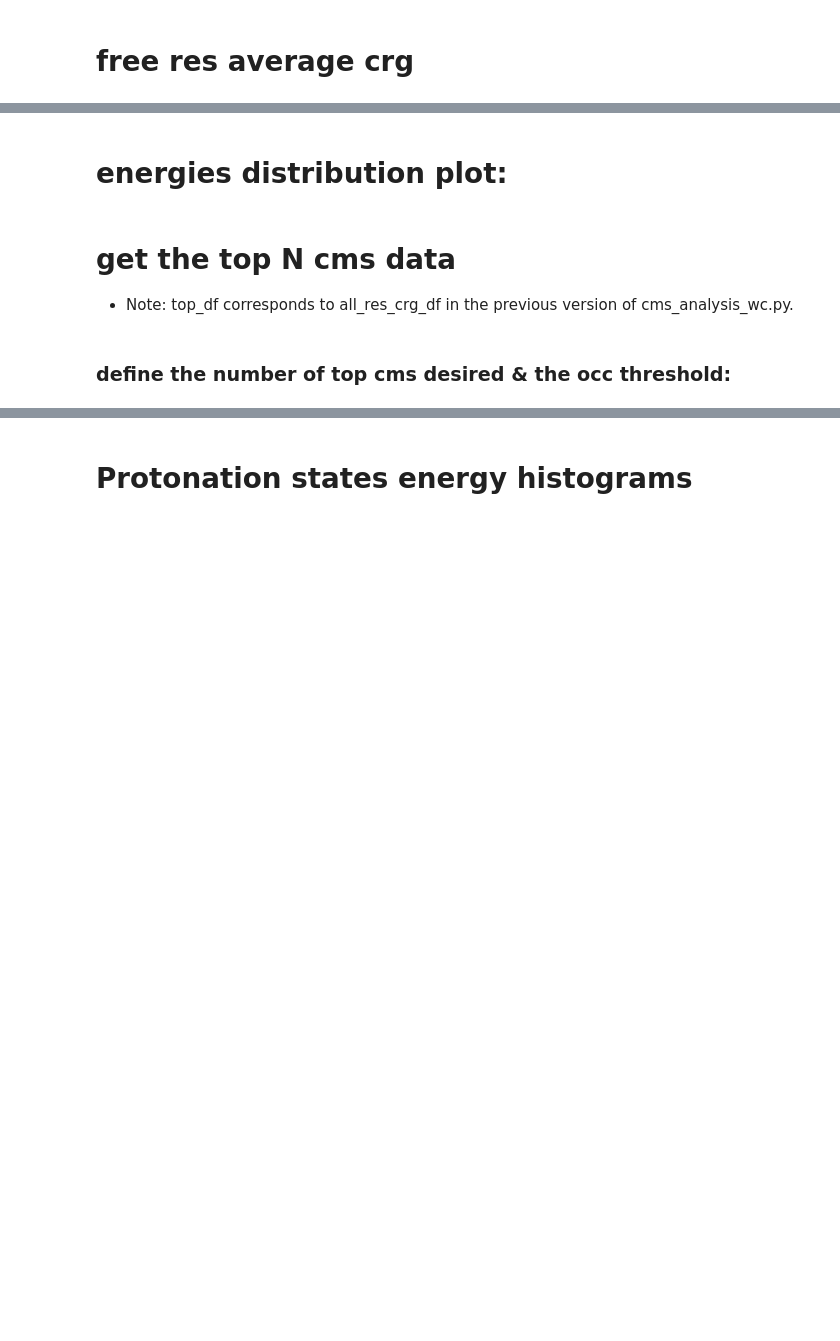
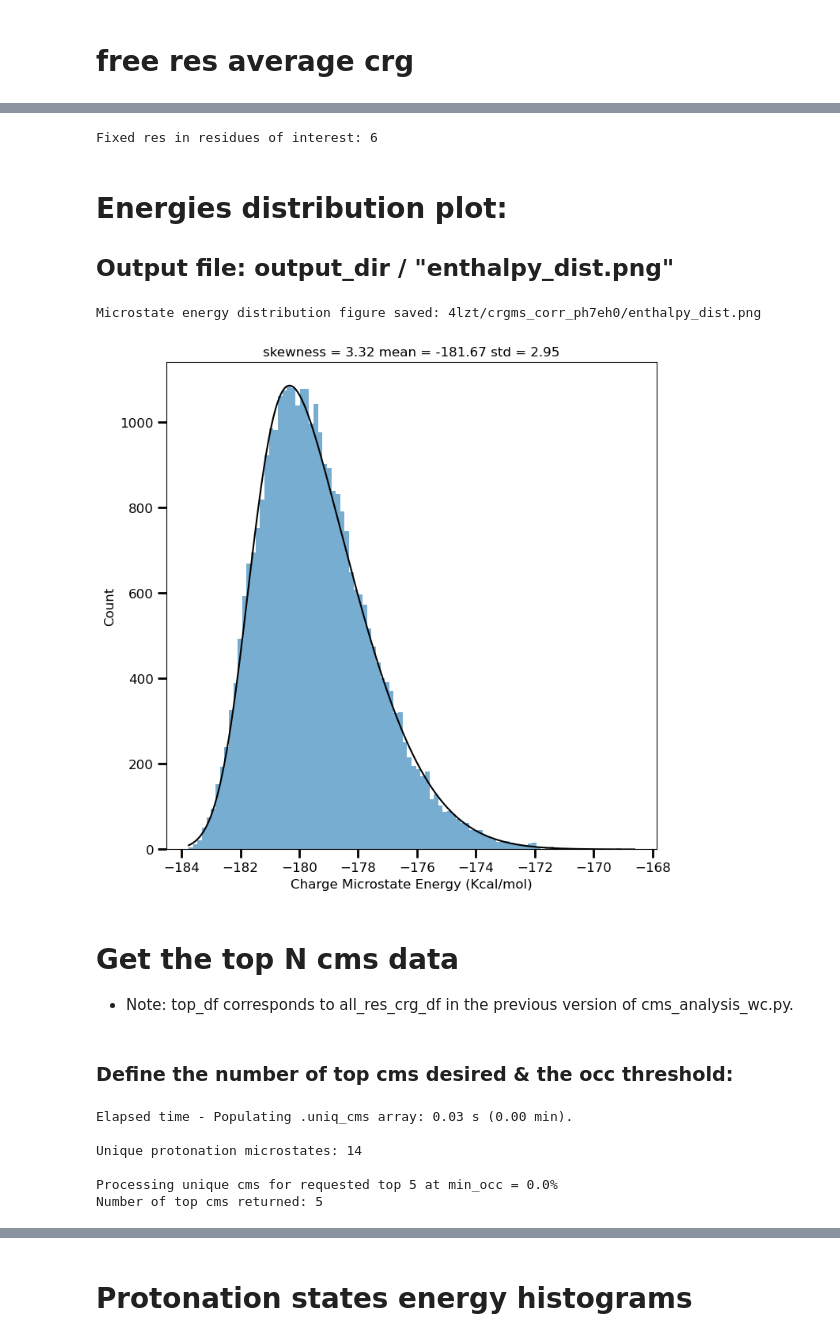
Before and after one commit to Raihancuny/python, a Jupyter notebook: microstate_analysis_code/new_run_cms_analysis.ipynb, the cells around one changed output, grey strips where cells are left out. Saved outputs shown, nothing was run; the diff lists cells and outputs as text; code cells hidden in the pictures; blank space fills up the shorter version.

Commit message:
feat: Use mcce4.cms_analysis_wc

```diff
--- a/microstate_analysis_code/new_run_cms_analysis.ipynb
+++ b/microstate_analysis_code/new_run_cms_analysis.ipynb
@@ -79,9 +83,10 @@ import cms_analysis_wc as msa
 mcce_dir = Path("4lzt")  # local folder
 msout_file = "pH7eH0ms.txt"
 ph = 7
+eh = 0
 
 # Ensure the output directory exists:
-outname = f"crgms_corr_ph{ph}"
+outname = f"crgms_corr_ph{ph}eh{eh}"
 output_dir = mcce_dir.joinpath(outname)
 if not output_dir.exists():
     output_dir.mkdir()
@@ -89,10 +94,6 @@ if not output_dir.exists():
 h3_path = mcce_dir.joinpath("head3.lst")
 msout_path = mcce_dir.joinpath("ms_out", msout_file)
 
-DEBUG = False
-if DEBUG:
-    msout_path = mcce_dir.joinpath("ms_out", "pH7eH0ms.txt.sm10")
-
 print(f"head3_path: {str(h3_path)}")
 print(f"msout_path: {str(msout_path)}")
 print(f"output_dir: {str(output_dir)}")
@@ -113,9 +118,9 @@ ASP, pl9 GLU, LYS ARG HIS, TYR NTR PAA, HEM
 # %%
 # Which kind of residues to consider (3-letter codes):
 
-user_resoi = msa.IONIZABLES  # :: ['ASP', 'GLU', 'ARG', 'HIS', 'LYS', 'CYS', 'TYR', 'NTR', 'CTR']
+user_resoi = prm.IONIZABLES  # :: ['ASP', 'GLU', 'ARG', 'HIS', 'LYS', 'CYS', 'TYR', 'NTR', 'CTR']
 user_resoi = ['ASP', 'GLU']
 user_resoi = ["ASP", "HEM", "PL9", "GLU", "HIS", "TYR", "NTR", "CTR"]
 
-residue_kinds = msa.sort_resoi_list(user_resoi)
+residue_kinds = prm.sort_resoi_list(user_resoi)
 print("Sorted resoi kinds:", residue_kinds)
@@ -146,6 +155,6 @@ print("Chosen resid for correlation (before validation):", choose_res)
 # %% [markdown]
 # Instantiate msa.MSout_np
 # %%
-mc = msa.MSout_np(h3_path, msout_path, res_kinds=residue_kinds)
+mc = msa.MSout_np(h3_path, msout_path, res_kinds=residue_kinds, mc_load="crg")
 
 print(mc)
@@ -176,24 +235,41 @@ fixed_resoi_crg_df = mc.get_fixed_res_of_interest_df()
 n_fixed_resoi = fixed_resoi_crg_df.shape[0]
 if n_fixed_resoi:
     print(f"Fixed res in residues of interest: {n_fixed_resoi}")
-    fixed_resoi_crg_df.to_csv(output_dir.joinpath(f"fixed_crg_resoi.csv"), index=False)
+    fixed_resoi_crg_df.to_csv(output_dir.joinpath("fixed_crg_resoi.csv"), index=False)
 else:
     fixed_resoi_crg_df = None
     print("No fixed residues of interest.")
+# %% [output]
+Fixed res in residues of interest: 6
 # %% [markdown]
-# energies distribution plot:
+# Energies distribution plot:
+
+## Output file: output_dir / "enthalpy_dist.png"
 # %%
-msa.ms_energy_distribution(mc.all_ms, output_dir, "enthalpy_dist.png", show=True)
+msa.energy_distribution(mc.all_cms, output_dir, kind="cms", save_name="enthalpy_dist.png", show=True)
+# %% [output]
+Microstate energy distribution figure saved: 4lzt/crgms_corr_ph7eh0/enthalpy_dist.png
+[figure, added]
 # %% [markdown]
-# get the top N cms data
+# Get the top N cms data
 
  * Note: top_df corresponds to all_res_crg_df in the previous version of cms_analysis_wc.py.
 # %% [markdown]
-### define the number of top cms desired & the occ threshold:
+### Define the number of top cms desired & the occ threshold:
 # %%
-n_top = 100            # default is 5
-min_threshold = 0.01   # default is 2%
+n_top = 5              # default is 5
+min_threshold = 0.0   # default is 0%
 
-top_cms, top_ms = mc.get_topN_lists(N=n_top, min_occ=min_threshold)
+# get uniq cms:
+mc.get_uniq_ms()
+top_cms, _ = mc.get_topN_data(N=n_top, min_occ=min_threshold)
 
-# top_ms holds conformer space data: may be used to create a pdb
+# second output (top_ms) is not populate bc the loading mode in "crg": charge ms only
+# otherwise, top_ms would hold conformer space data that can be used to create a ms-pdb
+# %% [output]
+Elapsed time - Populating .uniq_cms array: 0.03 s (0.00 min).
+
+Unique protonation microstates: 14
+
+Processing unique cms for requested top 5 at min_occ = 0.0%
+Number of top cms returned: 5
```
Also changed, not shown: parts of 21 cells of this notebook, 3 other files.
